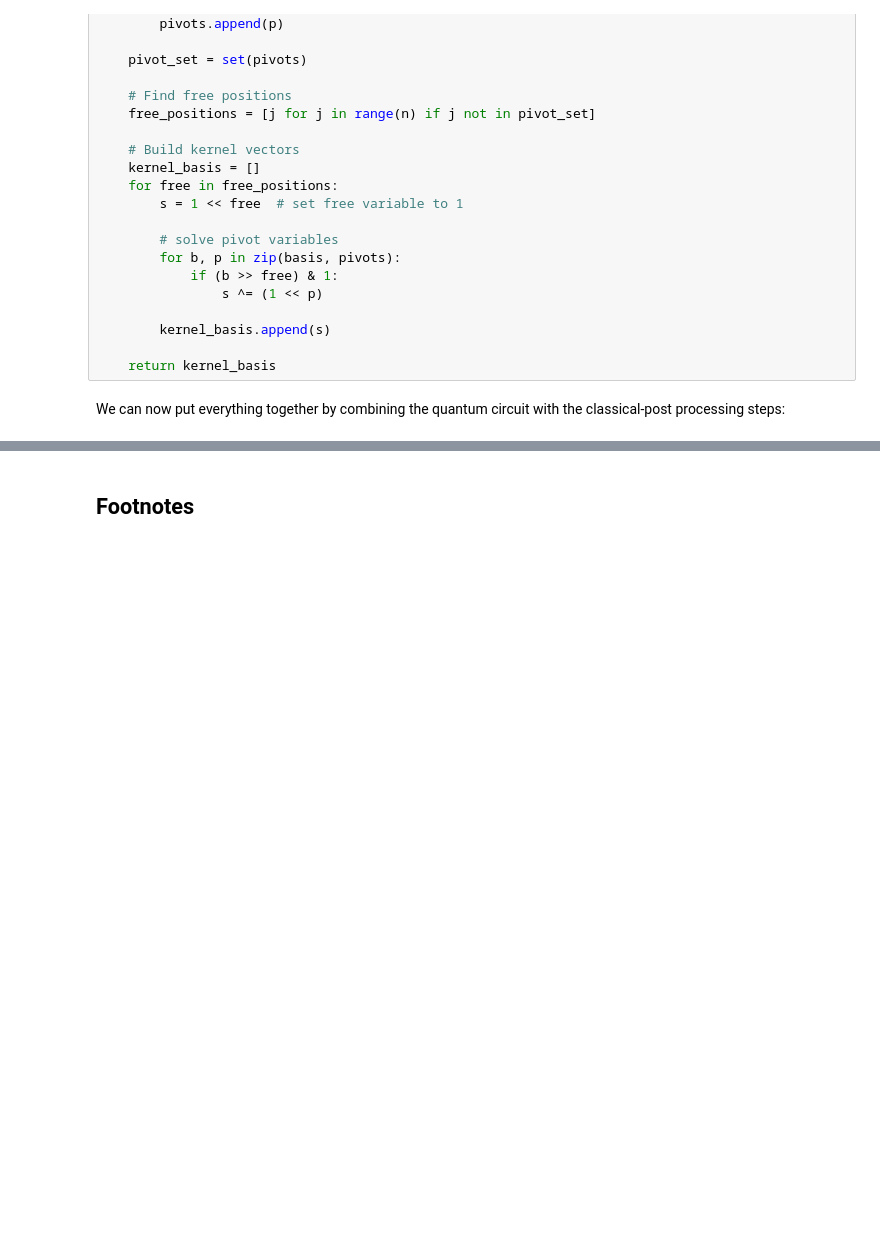
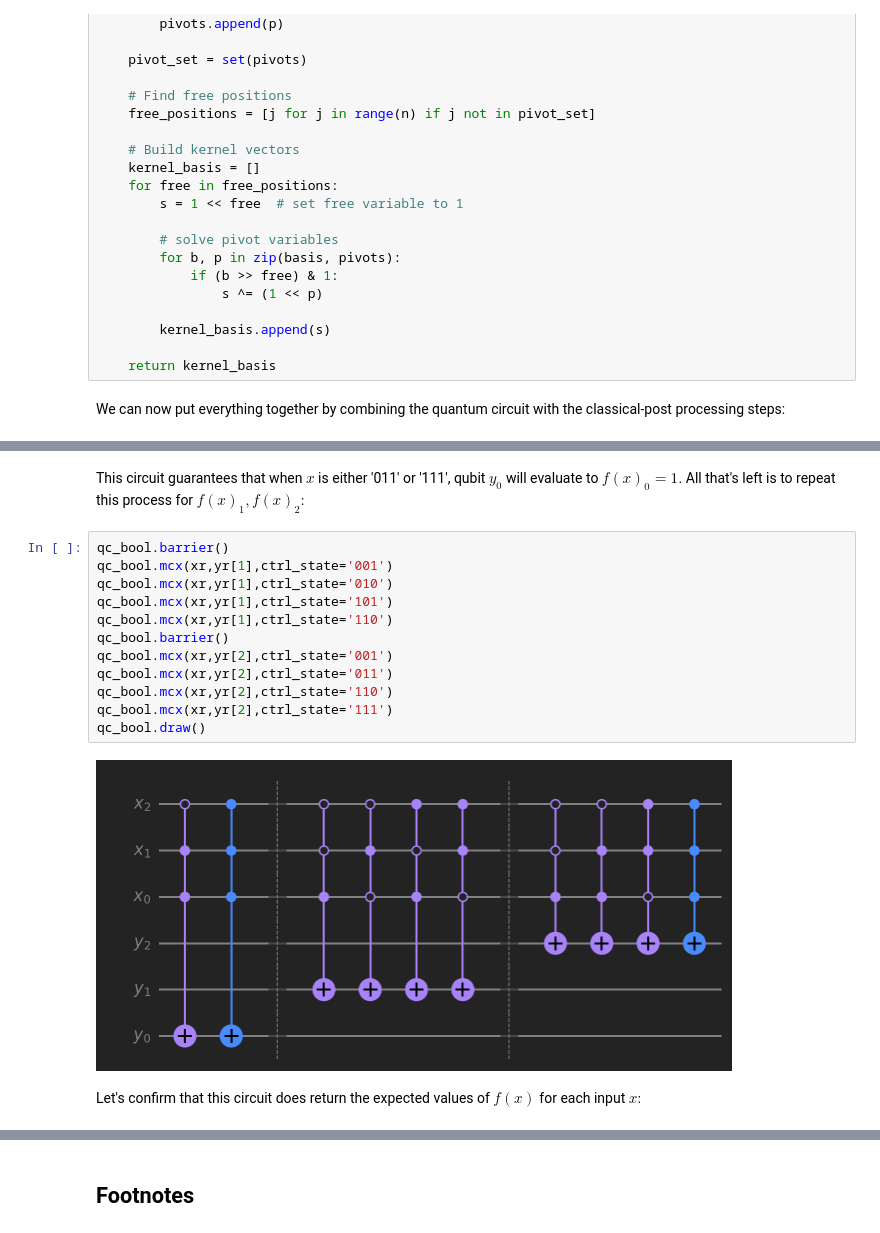
Before and after one commit to learn-quantum/lqc-textbook, a Jupyter notebook: chapters/04_quantum_algorithms/04_03_simons.ipynb, the cells around one changed output, grey strips where cells are left out. Drawn from its saved outputs; the diff is of its cells as text; blank space fills up the shorter version.

```diff
--- a/chapters/04_quantum_algorithms/04_03_simons.ipynb
+++ b/chapters/04_quantum_algorithms/04_03_simons.ipynb
@@ -823,0 +867,18 @@ $$
+# %% [markdown]
+This circuit guarantees that when $x$ is either '011' or '111', qubit $y_0$ will evaluate to $f(x)_0 = 1.$ All that's left is to repeat this process for $f(x)_1, f(x)_2:$
+# %%
+qc_bool.barrier()
+qc_bool.mcx(xr,yr[1],ctrl_state='001')
+qc_bool.mcx(xr,yr[1],ctrl_state='010')
+qc_bool.mcx(xr,yr[1],ctrl_state='101')
+qc_bool.mcx(xr,yr[1],ctrl_state='110')
+qc_bool.barrier()
+qc_bool.mcx(xr,yr[2],ctrl_state='001')
+qc_bool.mcx(xr,yr[2],ctrl_state='011')
+qc_bool.mcx(xr,yr[2],ctrl_state='110')
+qc_bool.mcx(xr,yr[2],ctrl_state='111')
+qc_bool.draw()
+# %% [output]
+[figure, added]
+# %% [markdown]
+Let's confirm that this circuit does return the expected values of $f(x)$ for each input $x:$
```
Also changed, not shown: parts of 24 cells of this notebook.
